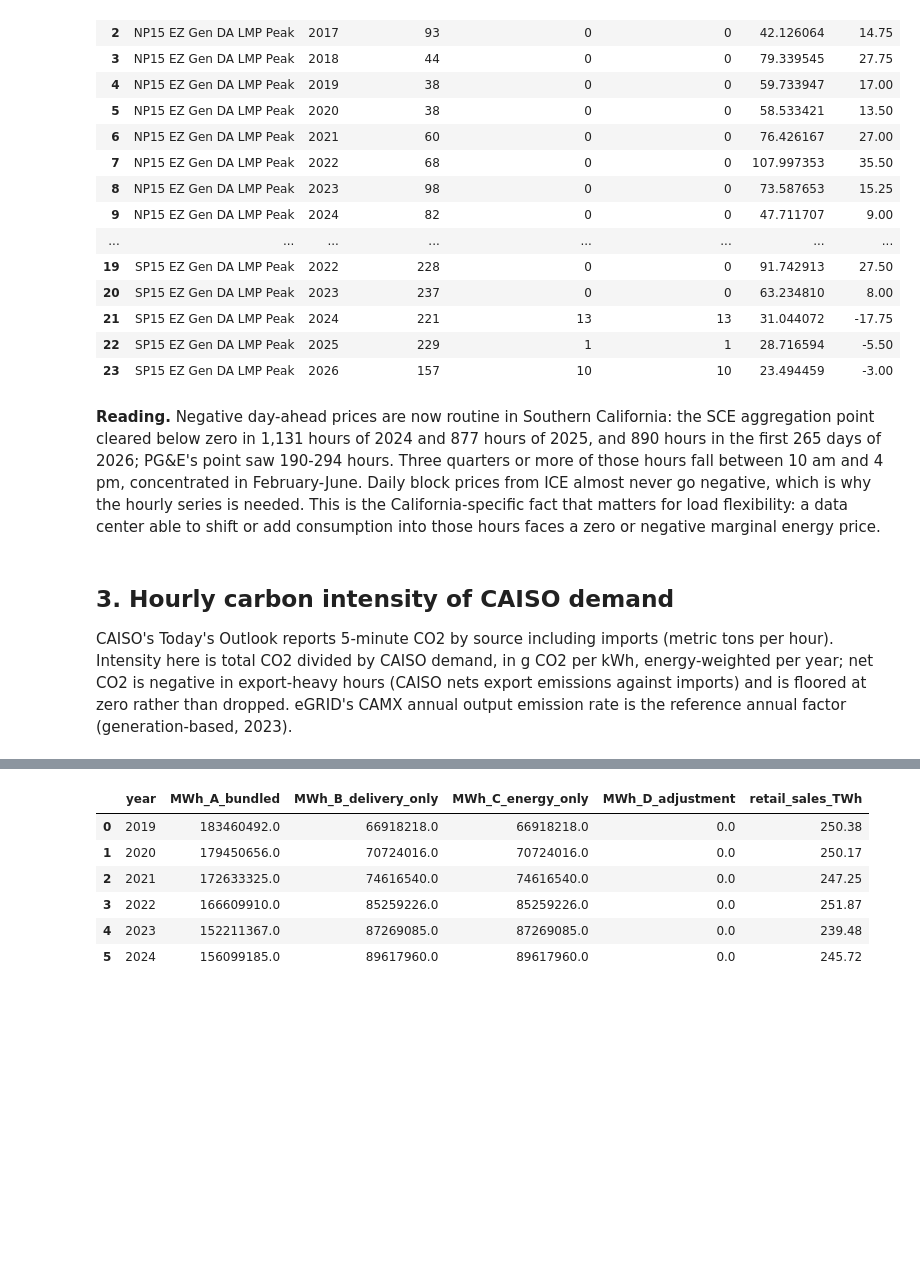
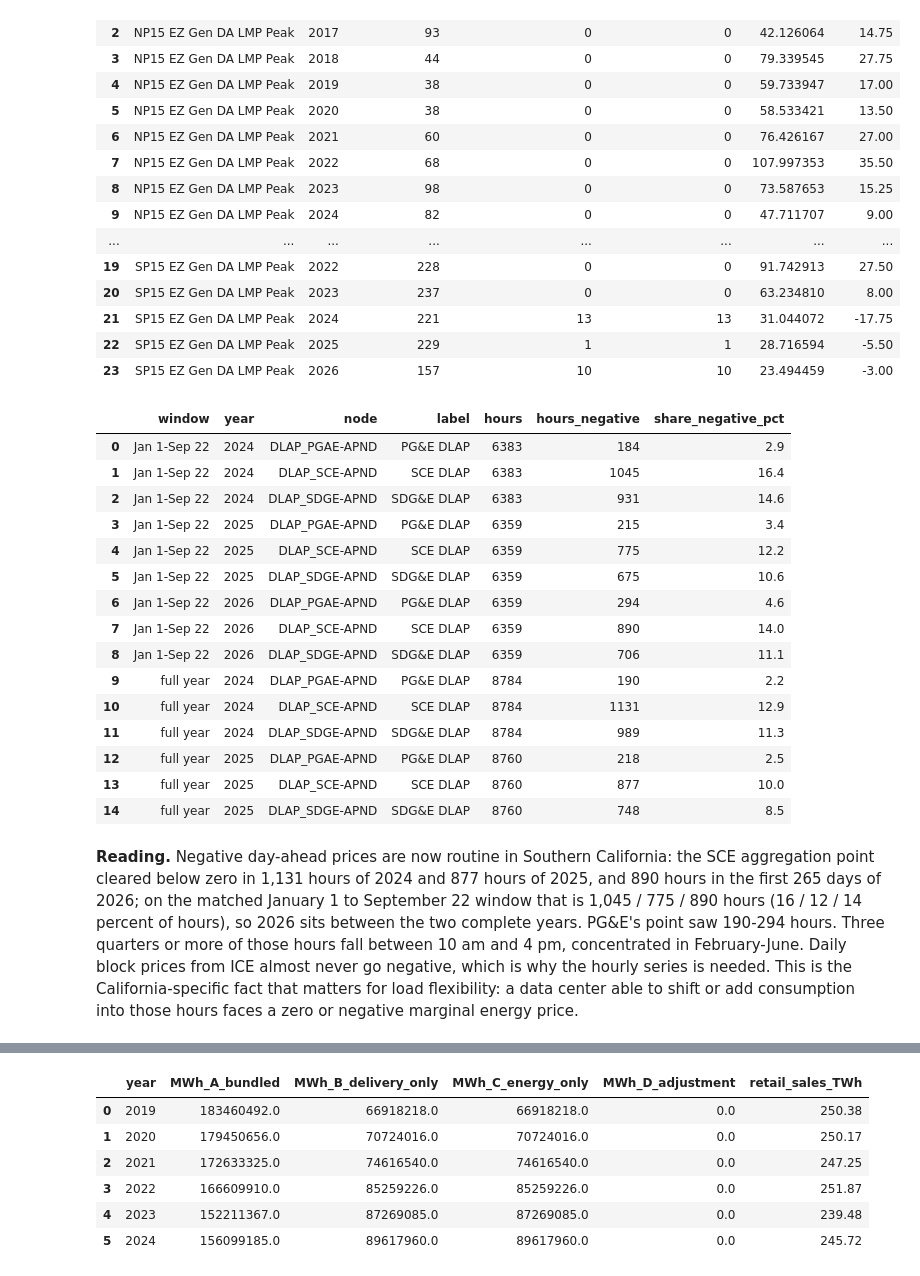
Before and after one commit to sebastian-oldman/masters_project, a Jupyter notebook: notebooks/01_baseline_grid.ipynb, the cells around one changed output, grey strips where cells are left out. Drawn from its saved outputs; the diff is of its cells as text; code cells hidden in the pictures; blank space fills up the shorter version.

```diff
--- a/notebooks/01_baseline_grid.ipynb
+++ b/notebooks/01_baseline_grid.ipynb
@@ -200,9 +215,24 @@ ice = table("ch1_ice_daily_hub_prices_negative_days"); ice[ice.hub.str.contains(
 | 21 | SP15 EZ Gen DA LMP Peak | 2024 | 221 | 13 | 13 | 31.044072 | -17.75 |
 | 22 | SP15 EZ Gen DA LMP Peak | 2025 | 229 | 1 | 1 | 28.716594 | -5.50 |
 | 23 | SP15 EZ Gen DA LMP Peak | 2026 | 157 | 10 | 10 | 23.494459 | -3.00 |
+# %%
+table("ch1_negative_price_hours_windows").round(1)
+# %% [output]
+|  | window | year | node | label | hours | hours_negative | share_negative_pct |
+| 0 | Jan 1-Sep 22 | 2024 | DLAP_PGAE-APND | PG&E DLAP | 6383 | 184 | 2.9 |
+| 1 | Jan 1-Sep 22 | 2024 | DLAP_SCE-APND | SCE DLAP | 6383 | 1045 | 16.4 |
+| 2 | Jan 1-Sep 22 | 2024 | DLAP_SDGE-APND | SDG&E DLAP | 6383 | 931 | 14.6 |
+| 3 | Jan 1-Sep 22 | 2025 | DLAP_PGAE-APND | PG&E DLAP | 6359 | 215 | 3.4 |
+| 4 | Jan 1-Sep 22 | 2025 | DLAP_SCE-APND | SCE DLAP | 6359 | 775 | 12.2 |
+| 5 | Jan 1-Sep 22 | 2025 | DLAP_SDGE-APND | SDG&E DLAP | 6359 | 675 | 10.6 |
+| 6 | Jan 1-Sep 22 | 2026 | DLAP_PGAE-APND | PG&E DLAP | 6359 | 294 | 4.6 |
+| 7 | Jan 1-Sep 22 | 2026 | DLAP_SCE-APND | SCE DLAP | 6359 | 890 | 14.0 |
+| 8 | Jan 1-Sep 22 | 2026 | DLAP_SDGE-APND | SDG&E DLAP | 6359 | 706 | 11.1 |
+| 9 | full year | 2024 | DLAP_PGAE-APND | PG&E DLAP | 8784 | 190 | 2.2 |
+| 10 | full year | 2024 | DLAP_SCE-APND | SCE DLAP | 8784 | 1131 | 12.9 |
+| 11 | full year | 2024 | DLAP_SDGE-APND | SDG&E DLAP | 8784 | 989 | 11.3 |
+| 12 | full year | 2025 | DLAP_PGAE-APND | PG&E DLAP | 8760 | 218 | 2.5 |
+| 13 | full year | 2025 | DLAP_SCE-APND | SCE DLAP | 8760 | 877 | 10.0 |
+| 14 | full year | 2025 | DLAP_SDGE-APND | SDG&E DLAP | 8760 | 748 | 8.5 |
 # %% [markdown]
-**Reading.** Negative day-ahead prices are now routine in Southern California: the SCE aggregation point cleared below zero in 1,131 hours of 2024 and 877 hours of 2025, and 890 hours in the first 265 days of 2026; PG&E's point saw 190-294 hours. Three quarters or more of those hours fall between 10 am and 4 pm, concentrated in February-June. Daily block prices from ICE almost never go negative, which is why the hourly series is needed. This is the California-specific fact that matters for load flexibility: a data center able to shift or add consumption into those hours faces a zero or negative marginal energy price.
+**Reading.** Negative day-ahead prices are now routine in Southern California: the SCE aggregation point cleared below zero in 1,131 hours of 2024 and 877 hours of 2025, and 890 hours in the first 265 days of 2026; on the matched January 1 to September 22 window that is 1,045 / 775 / 890 hours (16 / 12 / 14 percent of hours), so 2026 sits between the two complete years. PG&E's point saw 190-294 hours. Three quarters or more of those hours fall between 10 am and 4 pm, concentrated in February-June. Daily block prices from ICE almost never go negative, which is why the hourly series is needed. This is the California-specific fact that matters for load flexibility: a data center able to shift or add consumption into those hours faces a zero or negative marginal energy price.
-# %% [markdown]
-## 3. Hourly carbon intensity of CAISO demand
-
-CAISO's Today's Outlook reports 5-minute CO2 by source including imports (metric tons per hour). Intensity here is total CO2 divided by CAISO demand, in g CO2 per kWh, energy-weighted per year; net CO2 is negative in export-heavy hours (CAISO nets export emissions against imports) and is floored at zero rather than dropped. eGRID's CAMX annual output emission rate is the reference annual factor (generation-based, 2023).
```
Also changed, not shown: parts of 21 cells of this notebook, 45 other files.
